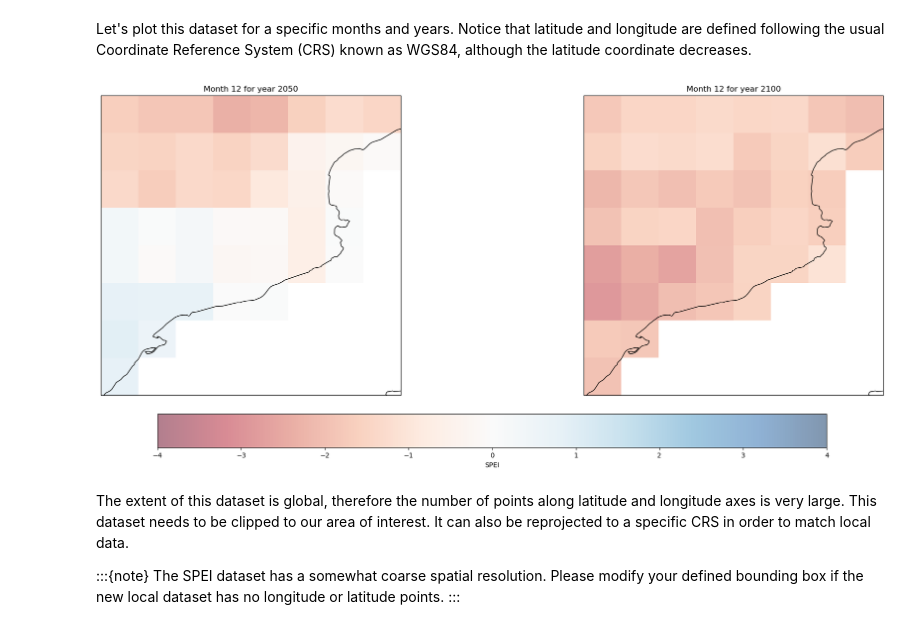
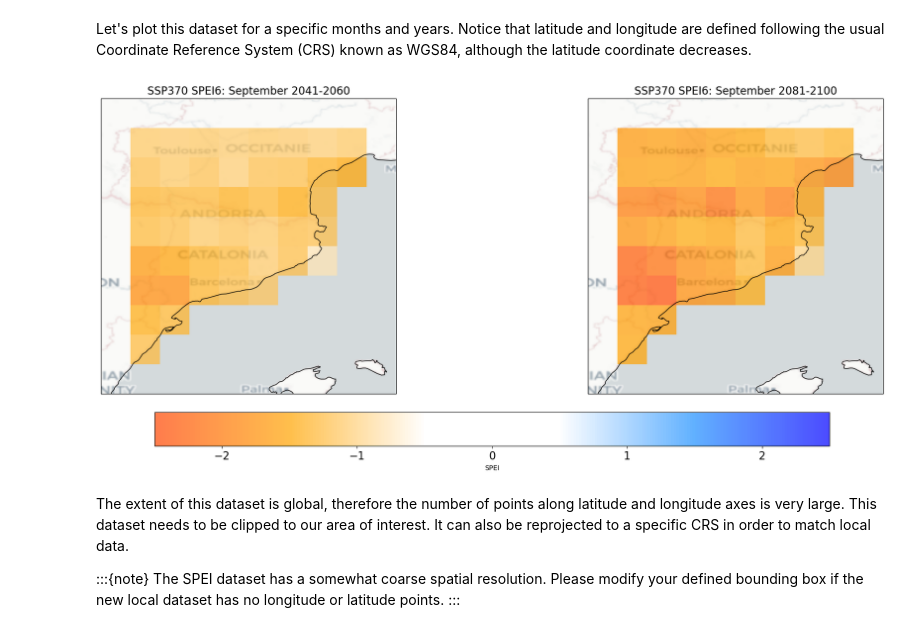
Before and after one commit to briannapagan/lmu-climate-risk-spring-2025, a Jupyter notebook: week-07/DROUGH_Hazard_Assessment.ipynb, the cells around one changed output. Drawn from its saved outputs; the diff is of its cells as text; code cells hidden in the pictures.

Commit message:
add other scenarios

```diff
--- a/week-07/DROUGH_Hazard_Assessment.ipynb
+++ b/week-07/DROUGH_Hazard_Assessment.ipynb
@@ -98,13 +101,17 @@ The SPEI files downloaded have a filename structure that describes the exact dat
 Load one of the files and explore the content and structure of the dataset. Notice the dimensions, coordinates,  data variables, indexes and attributes.
 # %%
 # Define the path to a specific file
-filename_spei_example = 'drought_workflow/data/SPEI6_mri-esm2-0_ssp370_RF_1951-2000_2015-2100_Catalonia.nc'
+scenario = 'ssp370'
+spei_dur = 6
+gcm = 'mri-esm2-0'
+
+filename_spei = f'drought_workflow/data/SPEI{spei_dur}_{gcm}_{scenario}_RF_1951-2000_2015-2100_Catalonia.nc'
 # Open the netCDF file as a dataset using xarray
-ds_spei_example = xr.open_dataset(filename_spei_example, decode_coords = 'all')
+ds_spei = xr.open_dataset(filename_spei, decode_coords = 'all')
 
-print(os.path.basename(filename_spei_example))
+print(os.path.basename(filename_spei))
 # Display said dataset
-ds_spei_example
+ds_spei
 # %% [output]
 SPEI6_mri-esm2-0_ssp370_RF_1951-2000_2015-2100_Catalonia.nc
 <xarray.Dataset> Size: 273kB
@@ -122,26 +129,56 @@ Let's plot this dataset for a specific months and years. Notice that latitude an
 # Define SPEI dataset's CRS.
 crs = ccrs.Projection('EPSG:4326')
 # %%
-MONTHS = [12]
-YEARS = [2050, 2100]
+# Define months and year ranges
+#MONTHS = [6, 12]
+MONTHS = [9]
+YEAR_RANGES = [(2041, 2060), (2081, 2100)]
+vmin, vmax = -2.5, 2.5
 
-# Create matplotlib figure
-fig, axes = plt.subplots(len(MONTHS), len(YEARS), figsize = (10*len(YEARS),8*len(MONTHS)), layout = 'constrained', sharey= True, subplot_kw={'projection': crs} )
+colors = [
+    (0.0, "orangered"),
+    (0.2, "orange"),
+    (0.4, "white"),
+    (0.6, "white"),
+    (0.8, "dodgerblue"),
+    (1.0, "blue")
+]
+red_white_blue = LinearSegmentedColormap.from_list("custom_cmap", colors)
 
-for i, year_i in enumerate(YEARS):
-    # Select year in the dataset
-    ds_year = ds_spei_example.SPEI.isel(time = ds_spei_example.time.dt.year.isin(year_i))
-    for j, month_j in enumerate(MONTHS):
-        ax = axes[j,i] if len(MONTHS) != 1 else axes[i]
-        # Select month.
-        pcm = ds_year.isel(time = ds_year.time.dt.month.isin(month_j)).plot(ax = ax, cmap='RdBu', alpha = 0.5, vmin = -4, vmax = 4, add_colorbar=False)
-        ax.set_title(f'Month {month_j} for year {year_i}')
+# Define the bounding box
+fig, axes = plt.subplots(len(MONTHS), len(YEAR_RANGES),
+                         figsize=(10*len(YEAR_RANGES), 8*len(MONTHS)),
+                         layout='constrained', sharey=True,
+                         subplot_kw={'projection': ccrs.PlateCarree()})
+
+for j, month_j in enumerate(MONTHS):
+    for i, (start_year, end_year) in enumerate(YEAR_RANGES):
+        # Select only the desired months and years
+        ds_mon_avg = ds_spei.SPEI.sel(
+            time=slice(f"{start_year}-01-01", f"{end_year}-12-31")
+        ).where(ds_spei.time.dt.month.isin(MONTHS), drop=True).mean(dim='time')
+
+        ax = axes[j, i] if len(MONTHS) > 1 else axes[i]  # Adjust indexing
+
+        # Set the extent to the bounding box
+        ax.set_extent([bbox[0]-0.5, bbox[2]+0.5, bbox[1]-0.5, bbox[3]+0.5], crs=ccrs.PlateCarree())
+
+        # Plot the average for the selected month
+        pcm = ds_mon_avg.plot(ax=ax, cmap=red_white_blue, alpha=0.7, vmin=vmin, vmax=vmax, add_colorbar=False)
+
+        ax.set_title(f'{scenario.upper()} SPEI{spei_dur}: {calendar.month_name[month_j]} {start_year}-{end_year}', fontsize=16)
+
+        # Add coastlines and other cartopy features
         ax.add_feature(cfeature.COASTLINE)
-        # ctx.add_basemap(ax = ax,crs='EPSG:4326', source=ctx.providers.CartoDB.PositronNoLabels, attribution=False)
-fig.colorbar(pcm, ax = axes[-1,:] if len(MONTHS) != 1 else axes[:], location = 'bottom', shrink = 0.7, label = 'SPEI')
+        #ax.add_feature(cfeature.BORDERS, linestyle=':')
+        ctx.add_basemap(ax=ax, crs="EPSG:4326", source=ctx.providers.CartoDB.Positron,
+                        attribution=False, zoom=6)
+
+fig.colorbar(pcm, ax=axes[:, :] if len(MONTHS) > 1 else axes[:], location='bottom', shrink=0.7, label='SPEI').ax.tick_params(labelsize=16)
+
 plt.show()
 # %% [output]
-[figure, old version]
+[figure, new version]
 # %% [markdown]
 The extent of this dataset is global, therefore the number of points along latitude and longitude axes is very large. This dataset needs to be clipped to our area of interest. It can also be reprojected to a specific CRS in order to match local data.
 
```
Also changed, not shown: parts of 6 cells of this notebook, 2 other files.
